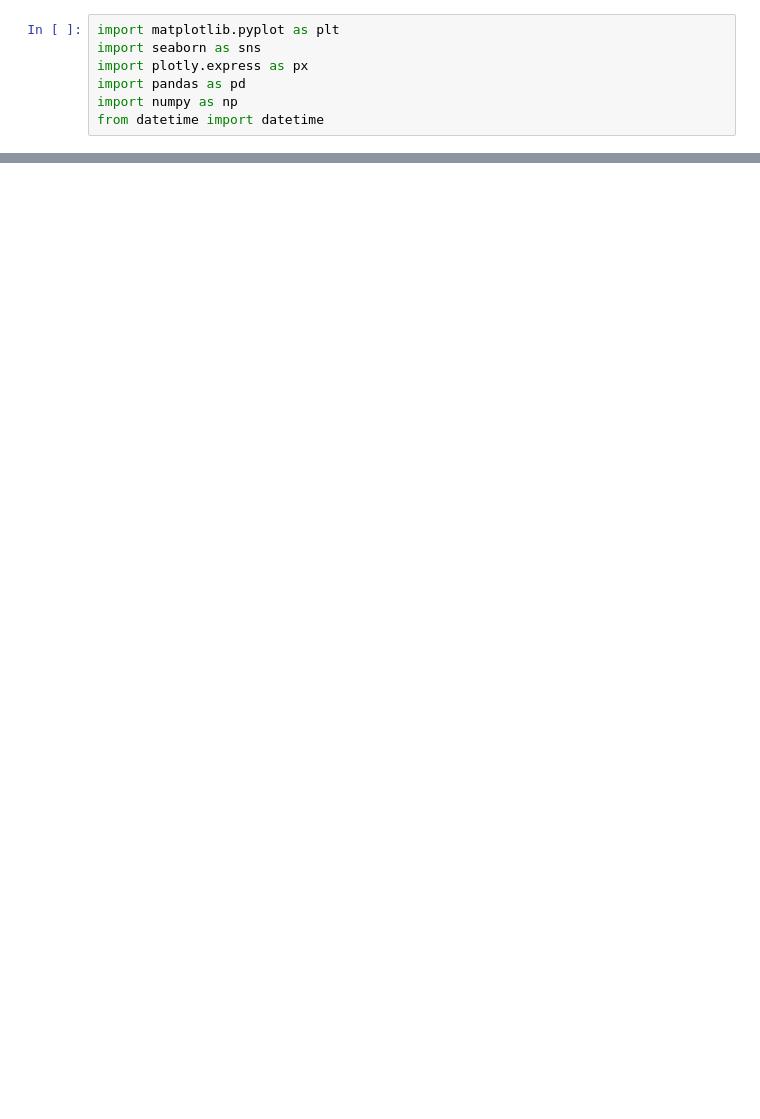
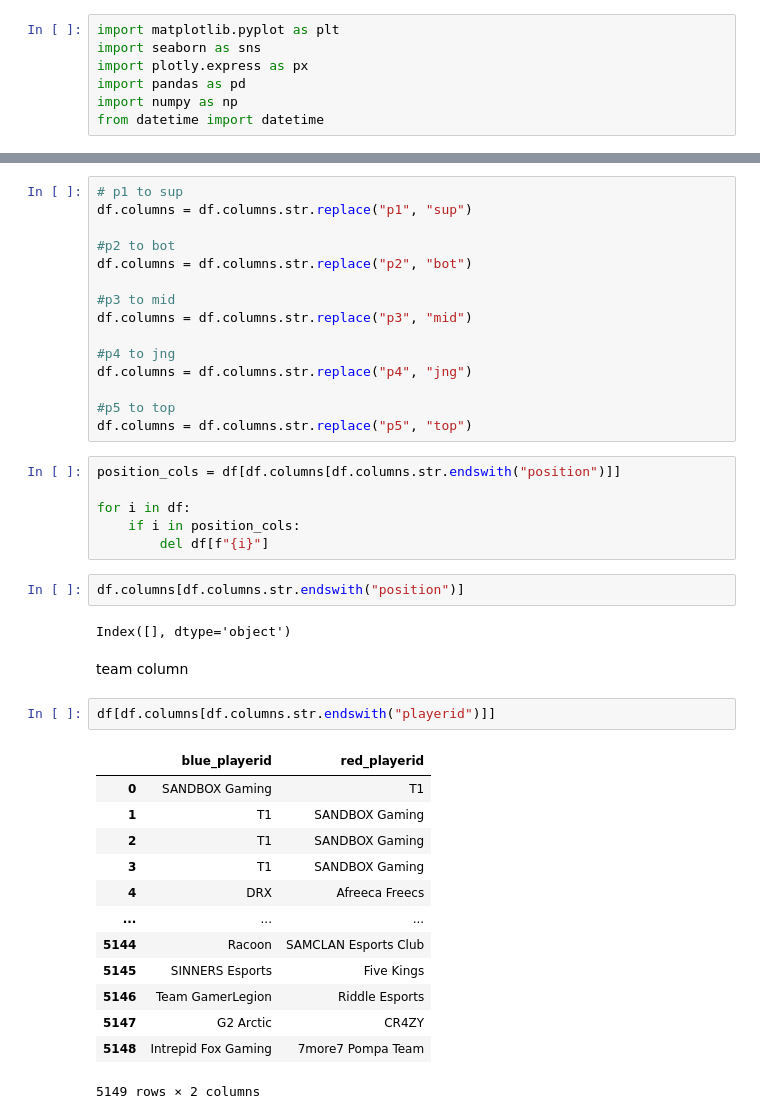
Before and after one commit to CamiloAPB/EDA_DS, a Jupyter notebook: Src/Notebooks/Prueba_funciones_clases.ipynb, the cells around one changed output, grey strips where cells are left out. Cells and saved outputs as stored; diff of their text form; blank space fills up the shorter version.

```diff
--- a/Src/Notebooks/Prueba_funciones_clases.ipynb
+++ b/Src/Notebooks/Prueba_funciones_clases.ipynb
@@ -78,0 +146,43 @@ blue_wins = results["blue_result"][results["blue_result"] == 1].count()
+# %%
+# p1 to sup
+df.columns = df.columns.str.replace("p1", "sup")
+
+#p2 to bot
+df.columns = df.columns.str.replace("p2", "bot")
+
+#p3 to mid
+df.columns = df.columns.str.replace("p3", "mid")
+
+#p4 to jng
+df.columns = df.columns.str.replace("p4", "jng")
+
+#p5 to top
+df.columns = df.columns.str.replace("p5", "top")
+# %%
+position_cols = df[df.columns[df.columns.str.endswith("position")]]
+
+for i in df:
+    if i in position_cols:
+        del df[f"{i}"]
+# %%
+df.columns[df.columns.str.endswith("position")]
+# %% [output]
+Index([], dtype='object')
+# %% [markdown]
+team column
+# %%
+df[df.columns[df.columns.str.endswith("playerid")]]
+# %% [output]
+|  | blue_playerid | red_playerid |
+| 0 | SANDBOX Gaming | T1 |
+| 1 | T1 | SANDBOX Gaming |
+| 2 | T1 | SANDBOX Gaming |
+| 3 | T1 | SANDBOX Gaming |
+| 4 | DRX | Afreeca Freecs |
+| ... | ... | ... |
+| 5144 | Racoon | SAMCLAN Esports Club |
+| 5145 | SINNERS Esports | Five Kings |
+| 5146 | Team GamerLegion | Riddle Esports |
+| 5147 | G2 Arctic | CR4ZY |
+| 5148 | Intrepid Fox Gaming | 7more7 Pompa Team |
+5149 rows × 2 columns
```
Also changed, not shown: parts of 37 cells of this notebook, 9 other files.
